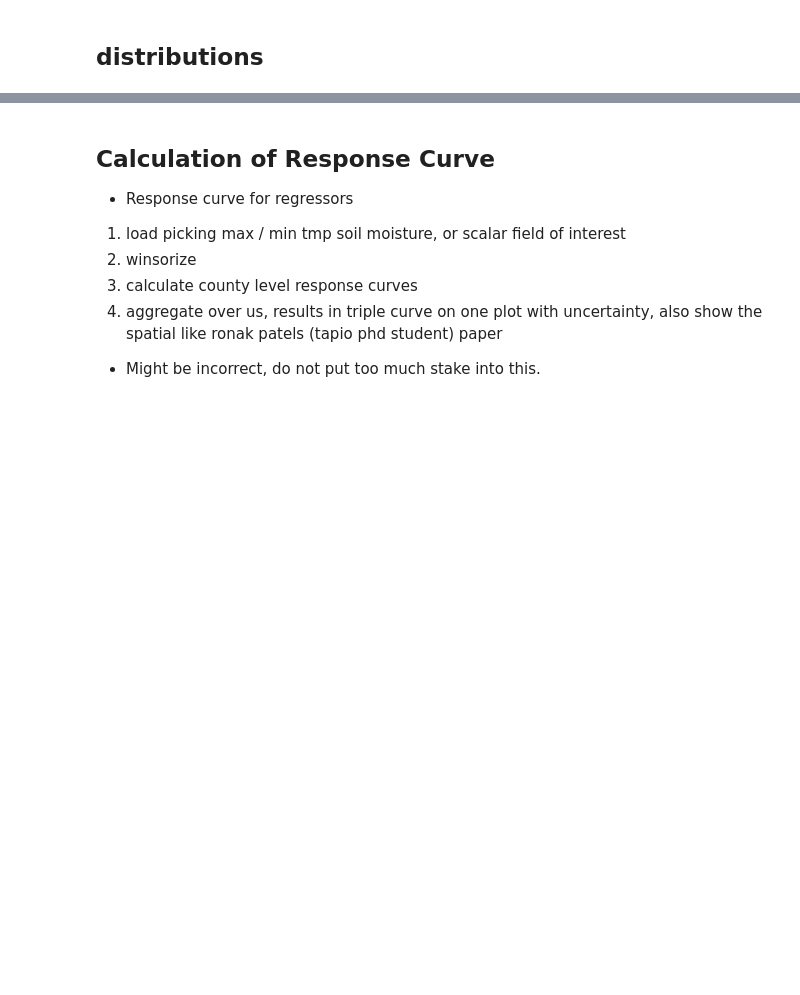
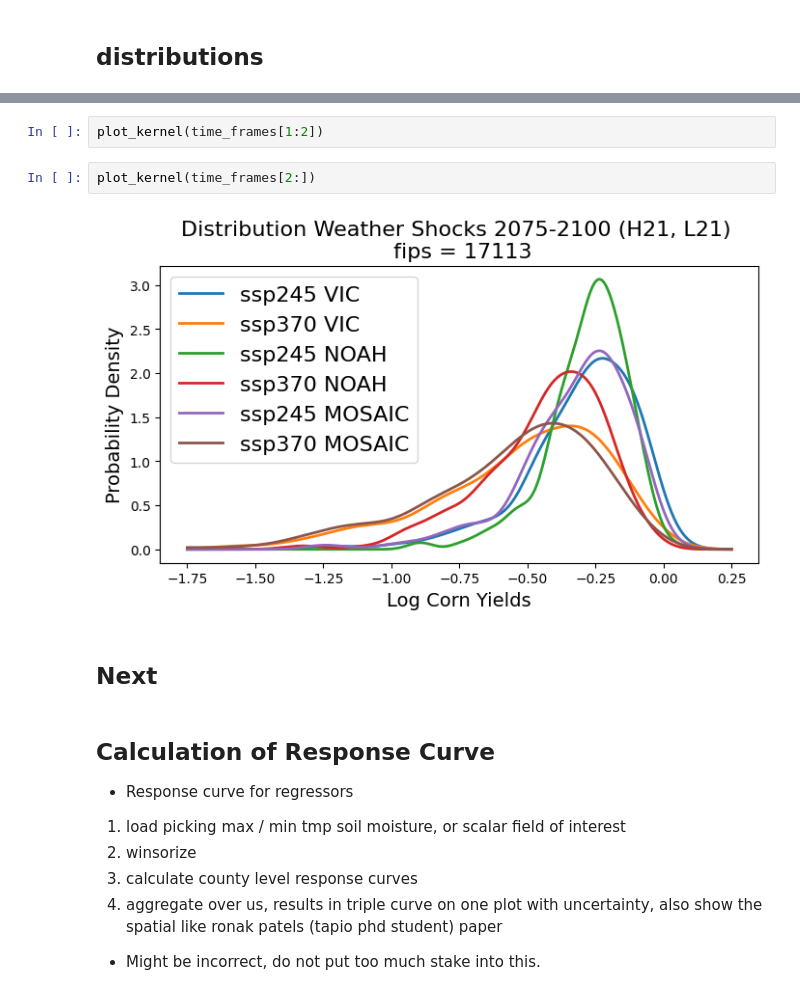
Before and after one commit to theo-avila/avila_et_al_2025_pyWBM_yield, a Jupyter notebook: 7_weather_only_shocks.ipynb, the cells around one changed output, grey strips where cells are left out. Cells and saved outputs as stored; diff of their text form; blank space fills up the shorter version.

```diff
--- a/7_weather_only_shocks.ipynb
+++ b/7_weather_only_shocks.ipynb
@@ -473,3 +492,11 @@ for indx, label_i in enumerate(sm_labels):
+# %%
+plot_kernel(time_frames[1:2])
+# %%
+plot_kernel(time_frames[2:])
+# %% [output]
+[figure, added]
+# %% [markdown]
+## Next
 # %% [markdown]
 ## Calculation of Response Curve
 - Response curve for regressors
```
Also changed, not shown: parts of 4 cells of this notebook.
